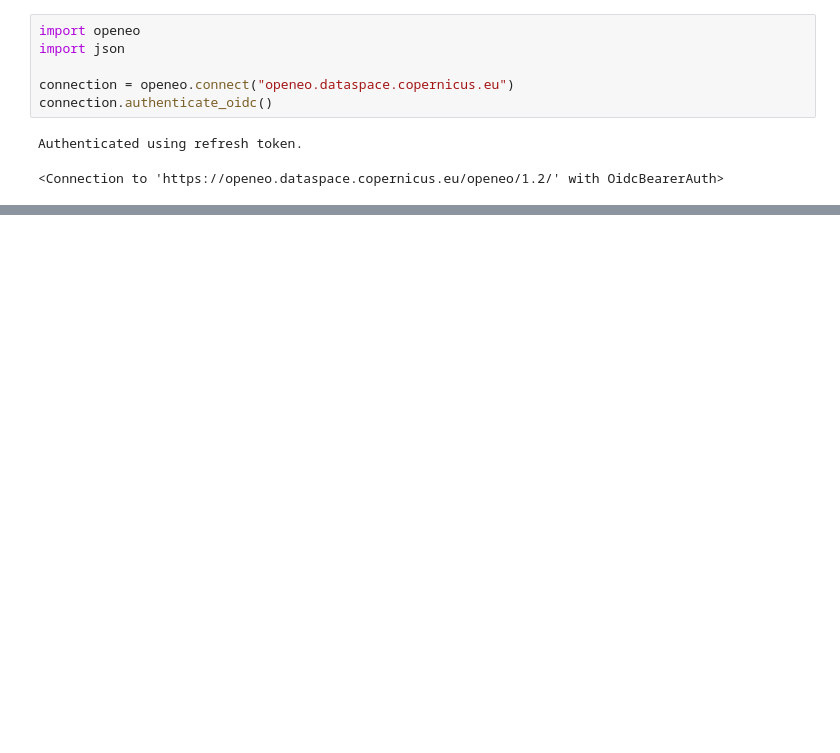
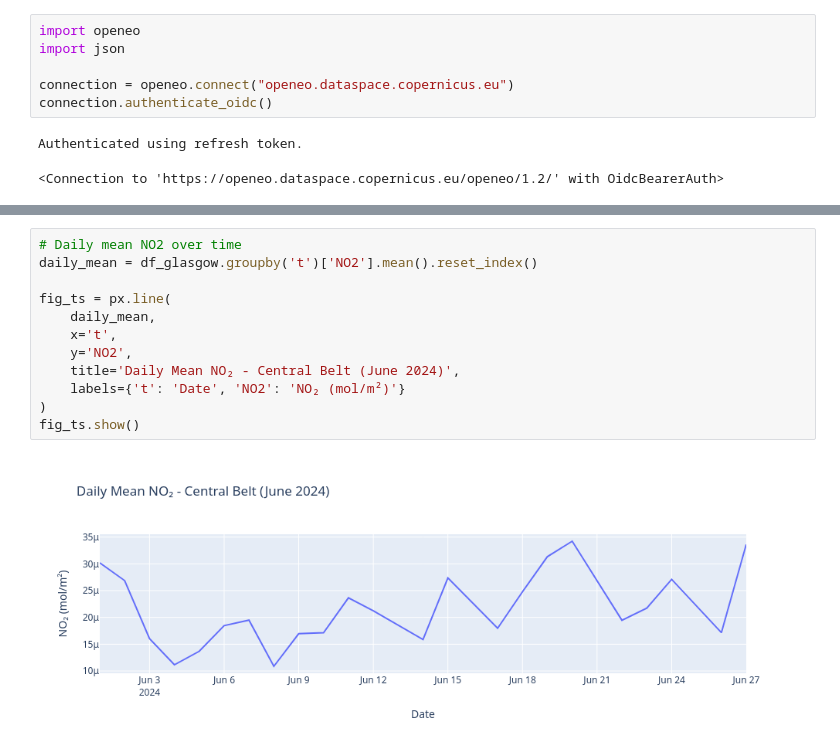
Before and after one commit to remsuville/glasgow-NO2, a Jupyter notebook: first_NO2_data.ipynb, the cells around one changed output, grey strips where cells are left out. Drawn from its saved outputs; the diff is of its cells as text; blank space fills up the shorter version.

```diff
--- a/first_NO2_data.ipynb
+++ b/first_NO2_data.ipynb
@@ -158,0 +190,14 @@ fig.show()
+# %%
+# Daily mean NO2 over time
+daily_mean = df_glasgow.groupby('t')['NO2'].mean().reset_index()
+
+fig_ts = px.line(
+    daily_mean,
+    x='t',
+    y='NO2',
+    title='Daily Mean NO₂ - Central Belt (June 2024)',
+    labels={'t': 'Date', 'NO2': 'NO₂ (mol/m²)'}
+)
+fig_ts.show()
+# %% [output]
+[figure, added]
```
Also changed, not shown: parts of 7 cells of this notebook, 1 other file.
